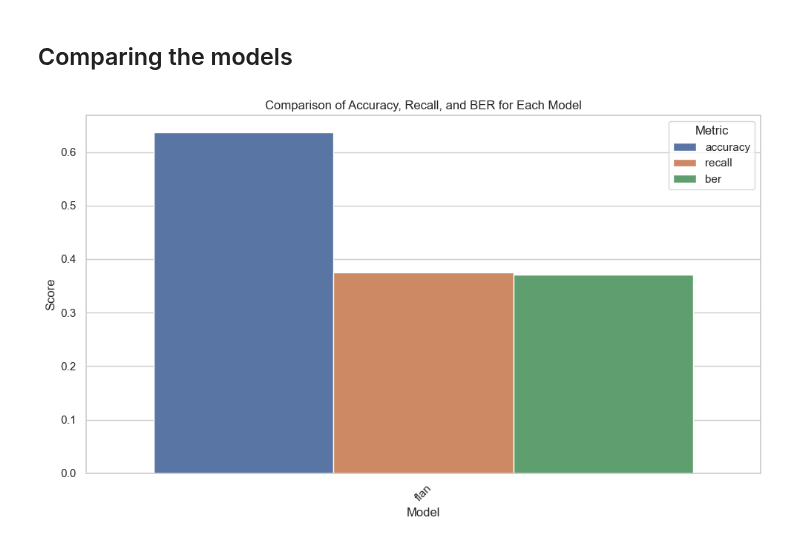
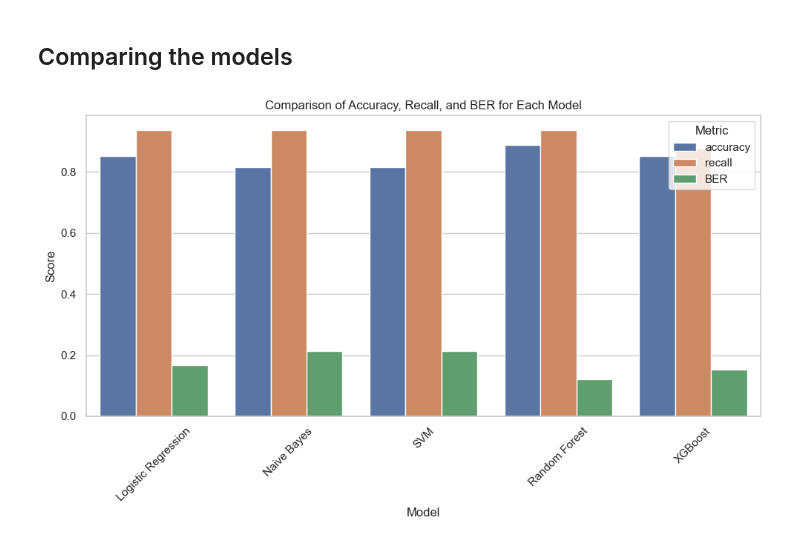
Before and after one commit to kanggunh/DSC180_B11, a Jupyter notebook: notebooks_for_checkpoint/model_analysis.ipynb, the cells around one changed output. Saved outputs shown, nothing was run; the diff lists cells and outputs as text; code cells hidden in the pictures.

Commit message:
updated model analysis

```diff
--- a/notebooks_for_checkpoint/model_analysis.ipynb
+++ b/notebooks_for_checkpoint/model_analysis.ipynb
@@ -23,22 +27,22 @@ merged_df.head()
 # %% [markdown]
 ## Comparing the models
 # %%
-df_melted = df.melt(id_vars="model", value_vars=["accuracy", "recall", "ber"],
+df_melted = df.melt(id_vars="model_name", value_vars=["accuracy", "recall", "BER"],
                     var_name="Metric", value_name="Value")
 
 # creates grouped plot
 plt.figure(figsize=(10, 6))
-sns.barplot(data=df_melted, x="model", y="Value", hue="Metric")
+sns.barplot(data=df_melted, x="model_name", y="Value", hue="Metric")
 
 # axis and title labels
 plt.title("Comparison of Accuracy, Recall, and BER for Each Model")
 plt.xlabel("Model")
 plt.ylabel("Score")
 
 # showing plot + adding legend
 plt.legend(title="Metric")
 plt.xticks(rotation=45)  # Rotate model names if needed for readability
 plt.tight_layout()
 plt.show()
 # %% [output]
-[figure, old version]
+[figure, new version]
```
Also changed, not shown: parts of 1 cell of this notebook, 2 other files.
